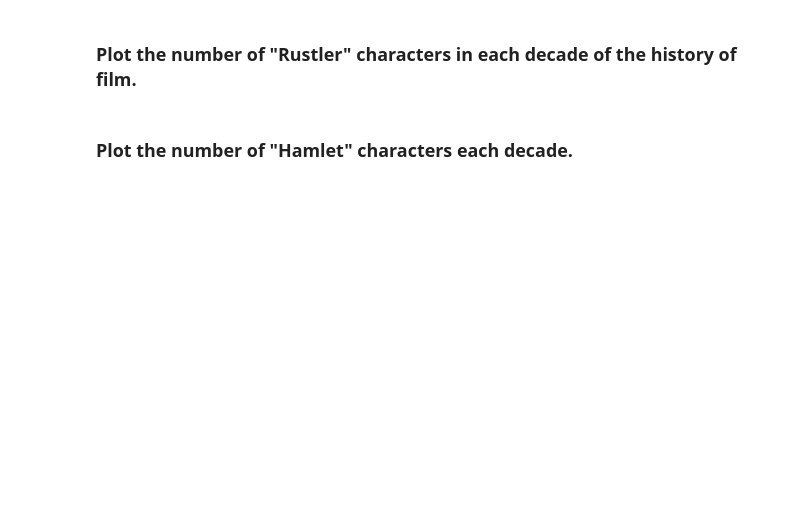
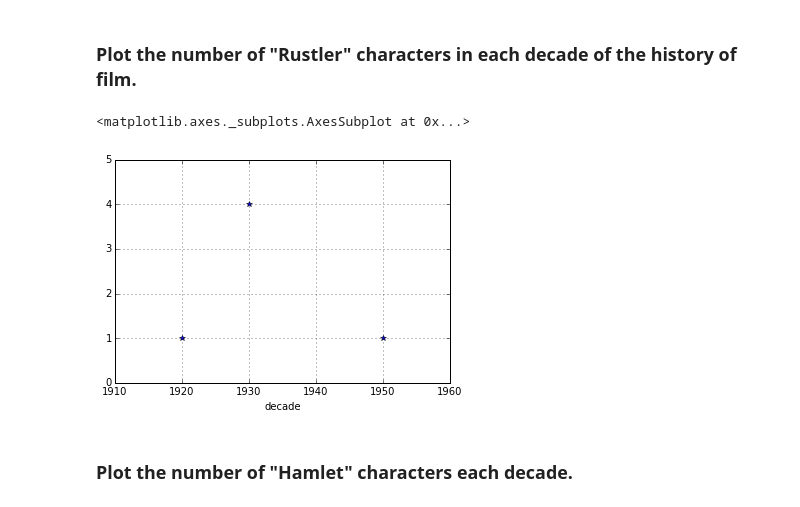
Before and after one commit to hjerpe/pycon-pandas-tutorial, a Jupyter notebook: Exercises-2.ipynb, the cells around one changed output. Cells and saved outputs as stored; diff of their text form; code cells hidden in the pictures; blank space fills up the shorter version.

```diff
--- a/Exercises-2.ipynb
+++ b/Exercises-2.ipynb
@@ -51,4 +105,12 @@ dtype: int64
 # %% [markdown]
 ### Plot the number of "Rustler" characters in each decade of the history of film.
+# %%
+groups = df[df.character == 'Rustler'].groupby('decade')
+groups.size().sort_index().plot(style='*',
+                                ylim=[0, 5],
+                                xlim=[1910, 1960])
+# %% [output]
+<matplotlib.axes._subplots.AxesSubplot at 0x...>
+[figure, added]
 # %% [markdown]
 ### Plot the number of "Hamlet" characters each decade.
```
Also changed, not shown: parts of 16 cells of this notebook.
